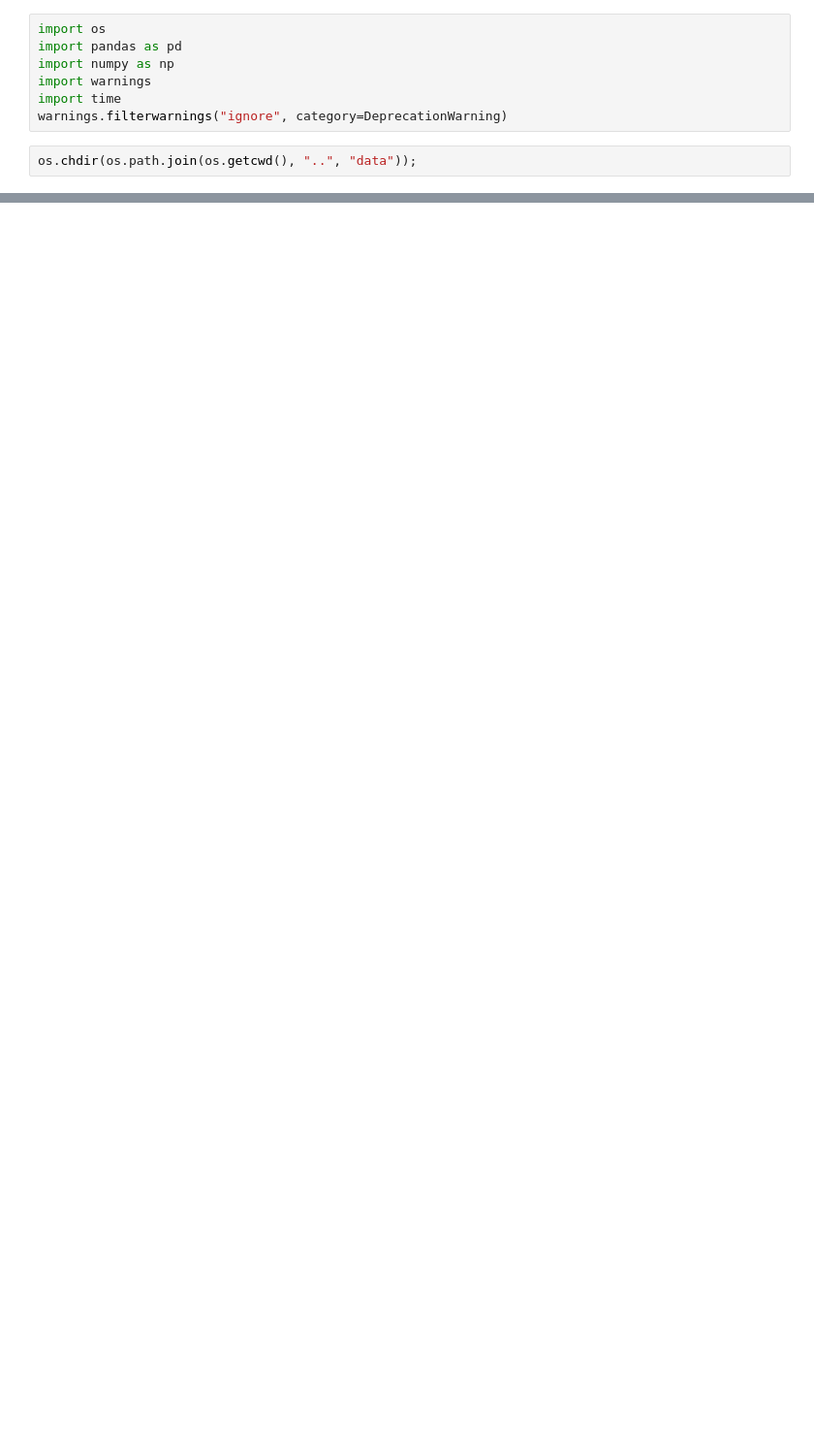
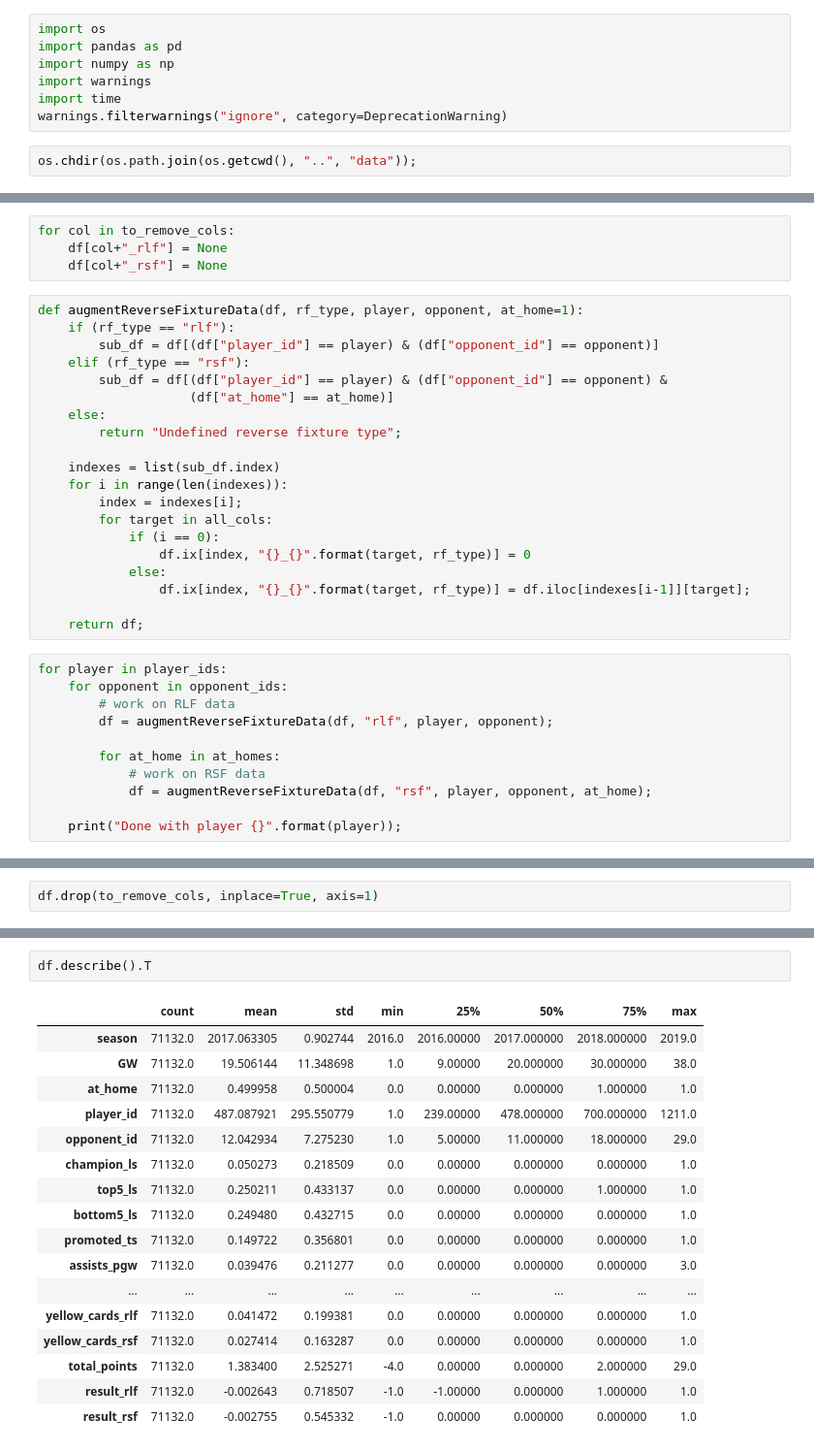
Before and after one commit to ssh24/Fantasy-Premier-League, a Jupyter notebook: dev/scripts/reverse-fixture-merge-data.ipynb, the cells around one changed output, grey strips where cells are left out. Shown at 97% size. Saved outputs shown, nothing was run; the diff lists cells and outputs as text; blank space fills up the shorter version.

Commit message:
Add reverse fixture info to the season data
Signed-off-by: ssh24 <sshasan10@hotmail.com>

```diff
--- a/dev/scripts/reverse-fixture-merge-data.ipynb
+++ b/dev/scripts/reverse-fixture-merge-data.ipynb
@@ -224,0 +59,35 @@ new_df.to_csv("merge-data-2")
+# %%
+for col in to_remove_cols:
+    df[col+"_rlf"] = None
+    df[col+"_rsf"] = None
+# %%
+def augmentReverseFixtureData(df, rf_type, player, opponent, at_home=1):
+    if (rf_type == "rlf"):
+        sub_df = df[(df["player_id"] == player) & (df["opponent_id"] == opponent)]
+    elif (rf_type == "rsf"):
+        sub_df = df[(df["player_id"] == player) & (df["opponent_id"] == opponent) &
+                    (df["at_home"] == at_home)]
+    else:
+        return "Undefined reverse fixture type";
+
+    indexes = list(sub_df.index)
+    for i in range(len(indexes)):
+        index = indexes[i];
+        for target in all_cols:
+            if (i == 0):
+                df.ix[index, "{}_{}".format(target, rf_type)] = 0
+            else:
+                df.ix[index, "{}_{}".format(target, rf_type)] = df.iloc[indexes[i-1]][target];
+
+    return df;
+# %%
+for player in player_ids:
+    for opponent in opponent_ids:
+        # work on RLF data
+        df = augmentReverseFixtureData(df, "rlf", player, opponent);
+
+        for at_home in at_homes:
+            # work on RSF data
+            df = augmentReverseFixtureData(df, "rsf", player, opponent, at_home);
+
+    print("Done with player {}".format(player));
@@ -224,0 +122,2 @@ new_df.to_csv("merge-data-2")
+# %%
+df.drop(to_remove_cols, inplace=True, axis=1)
@@ -224,0 +128,20 @@ new_df.to_csv("merge-data-2")
+# %%
+df.describe().T
+# %% [output]
+|  | count | mean | std | min | 25% | 50% | 75% | max |
+| season | 71132.0 | 2017.063305 | 0.902744 | 2016.0 | 2016.00000 | 2017.000000 | 2018.000000 | 2019.0 |
+| GW | 71132.0 | 19.506144 | 11.348698 | 1.0 | 9.00000 | 20.000000 | 30.000000 | 38.0 |
+| at_home | 71132.0 | 0.499958 | 0.500004 | 0.0 | 0.00000 | 0.000000 | 1.000000 | 1.0 |
+| player_id | 71132.0 | 487.087921 | 295.550779 | 1.0 | 239.00000 | 478.000000 | 700.000000 | 1211.0 |
+| opponent_id | 71132.0 | 12.042934 | 7.275230 | 1.0 | 5.00000 | 11.000000 | 18.000000 | 29.0 |
+| champion_ls | 71132.0 | 0.050273 | 0.218509 | 0.0 | 0.00000 | 0.000000 | 0.000000 | 1.0 |
+| top5_ls | 71132.0 | 0.250211 | 0.433137 | 0.0 | 0.00000 | 0.000000 | 1.000000 | 1.0 |
+| bottom5_ls | 71132.0 | 0.249480 | 0.432715 | 0.0 | 0.00000 | 0.000000 | 0.000000 | 1.0 |
+| promoted_ts | 71132.0 | 0.149722 | 0.356801 | 0.0 | 0.00000 | 0.000000 | 0.000000 | 1.0 |
+| assists_pgw | 71132.0 | 0.039476 | 0.211277 | 0.0 | 0.00000 | 0.000000 | 0.000000 | 3.0 |
+| ... | ... | ... | ... | ... | ... | ... | ... | ... |
+| yellow_cards_rlf | 71132.0 | 0.041472 | 0.199381 | 0.0 | 0.00000 | 0.000000 | 0.000000 | 1.0 |
+| yellow_cards_rsf | 71132.0 | 0.027414 | 0.163287 | 0.0 | 0.00000 | 0.000000 | 0.000000 | 1.0 |
+| total_points | 71132.0 | 1.383400 | 2.525271 | -4.0 | 0.00000 | 0.000000 | 2.000000 | 29.0 |
+| result_rlf | 71132.0 | -0.002643 | 0.718507 | -1.0 | -1.00000 | 0.000000 | 1.000000 | 1.0 |
+| result_rsf | 71132.0 | -0.002755 | 0.545332 | -1.0 | 0.00000 | 0.000000 | 0.000000 | 1.0 |
```
Also changed, not shown: parts of 52 cells of this notebook.
